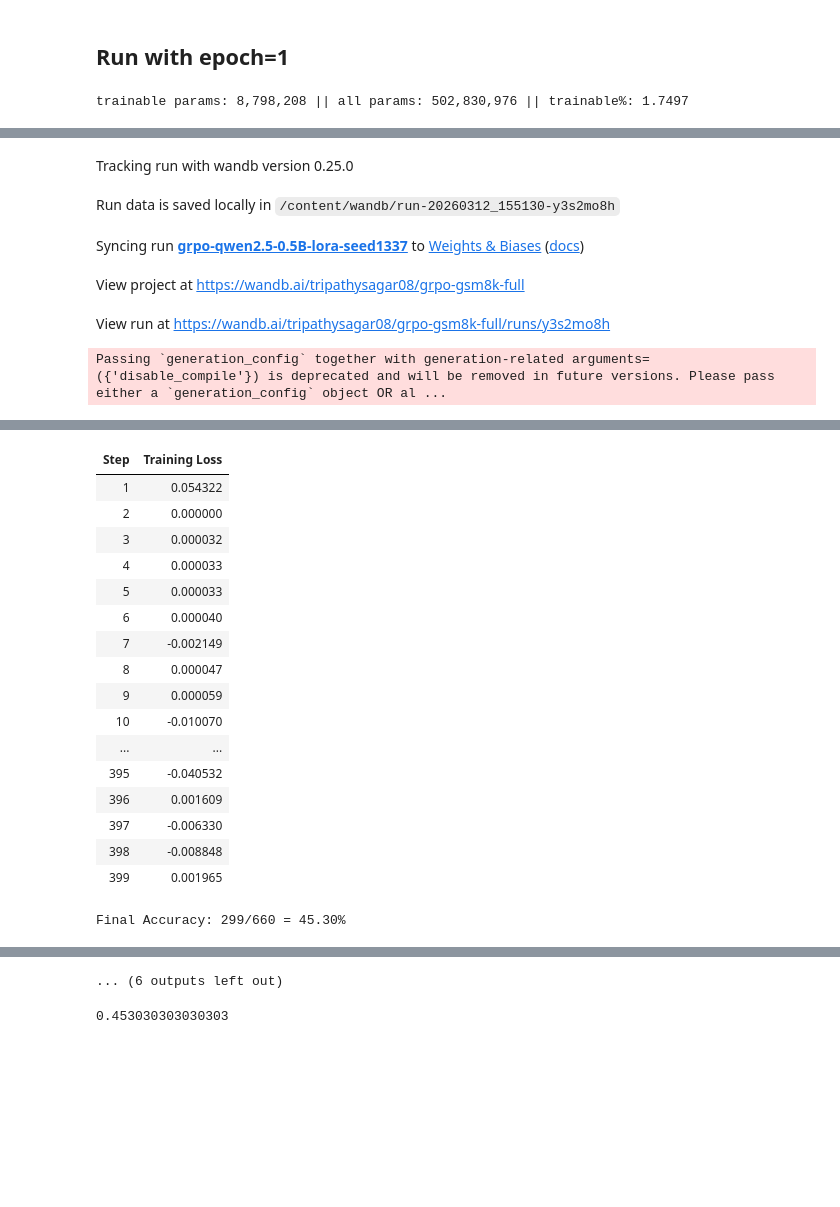
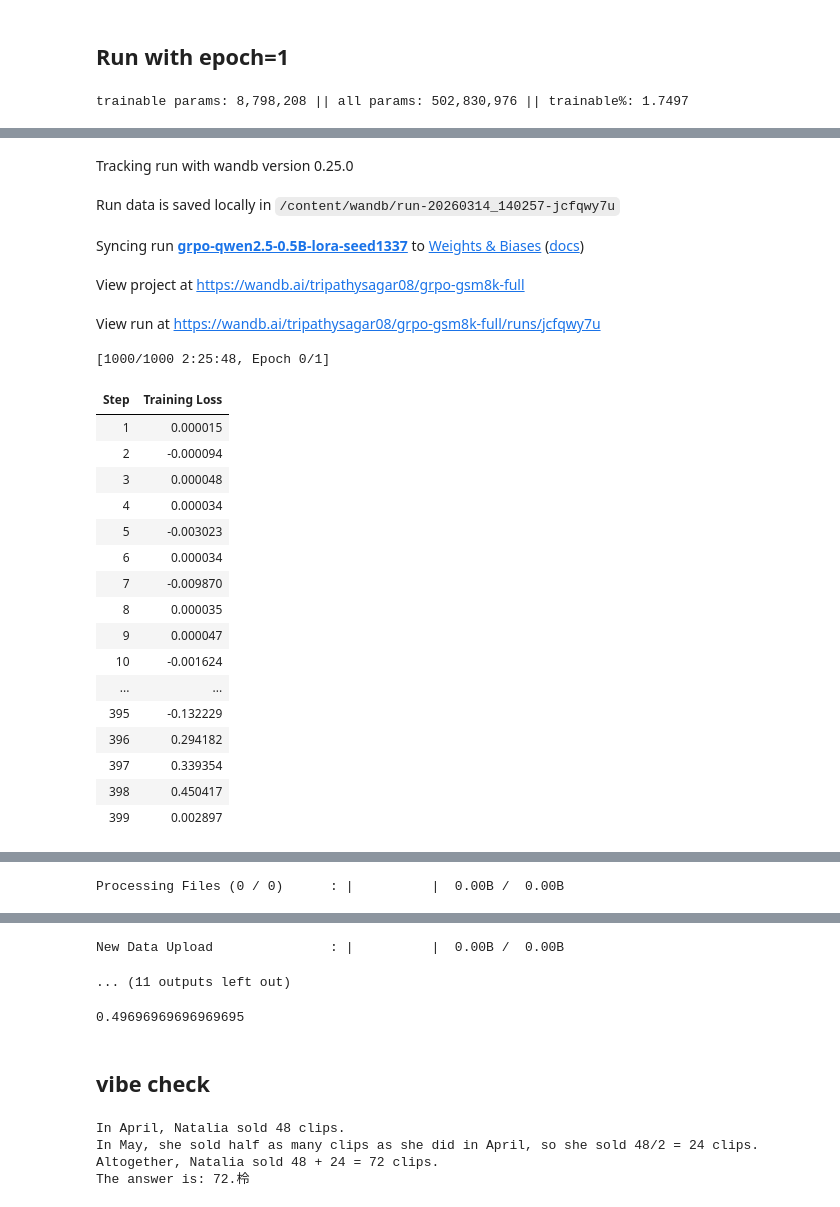
Before and after one commit to tripathysagar/rlhf-gsm8k, a Jupyter notebook: nbs/02_grpo_sweep.ipynb, the cells around one changed output, grey strips where cells are left out. Saved outputs shown, nothing was run; the diff lists cells and outputs as text; code cells hidden in the pictures; blank space fills up the shorter version.

Commit message:
after a 1k steps with with bs=4 and grad accum=8

```diff
--- a/nbs/02_grpo_sweep.ipynb
+++ b/nbs/02_grpo_sweep.ipynb
@@ -213,25 +215,46 @@ seed_df
 ## Run with epoch=1
 # %%
 full_cfg = {
-    'max_steps': 1000,
+    'max_steps': 1_000,
+
     'max_completion_length': 512,
     'beta': 0.02,
     'learning_rate': 5e-05,
     'num_generations': 16,
     'sft_frac': -1, #it uses the full train set
+    'per_device_train_batch_size': 4,
+    'gradient_accumulation_steps': 8,
+
     'wandb_project': 'grpo-gsm8k-full',
+
 }
-
 
 
 exp = GRPOExperiment(full_cfg)
 final_result = exp(push2hub=True)
 # %% [output]
 trainable params: 8,798,208 || all params: 502,830,976 || trainable%: 1.7497
 [interactive output not drawn]
 Tracking run with wandb version 0.25.0
-Run data is saved locally in /content/wandb/run-20260312_155130-y3s2mo8h
+Run data is saved locally in /content/wandb/run-20260314_140257-jcfqwy7u
 Syncing run grpo-qwen2.5-0.5B-lora-seed1337 to Weights & Biases (docs)
 View project at https://wandb.ai/tripathysagar08/grpo-gsm8k-full
-View run at https://wandb.ai/tripathysagar08/grpo-gsm8k-full/runs/y3s2mo8h
+View run at https://wandb.ai/tripathysagar08/grpo-gsm8k-full/runs/jcfqwy7u
-Passing `generation_config` together with generation-related arguments=({'disable_compile'}) is deprecated and will be removed in future versions. Please pass either a `generation_config` object OR al ...
+[1000/1000 2:25:48, Epoch 0/1]
+| Step | Training Loss |
+| 1 | 0.000015 |
+| 2 | -0.000094 |
+| 3 | 0.000048 |
+| 4 | 0.000034 |
+| 5 | -0.003023 |
+| 6 | 0.000034 |
+| 7 | -0.009870 |
+| 8 | 0.000035 |
+| 9 | 0.000047 |
+| 10 | -0.001624 |
+| ... | ... |
+| 395 | -0.132229 |
+| 396 | 0.294182 |
+| 397 | 0.339354 |
+| 398 | 0.450417 |
+| 399 | 0.002897 |
@@ -239,18 +262 @@ Passing `generation_config` together with generation-related arguments=({'disabl
-| Step | Training Loss |
-| 1 | 0.054322 |
-| 2 | 0.000000 |
-| 3 | 0.000032 |
-| 4 | 0.000033 |
-| 5 | 0.000033 |
-| 6 | 0.000040 |
-| 7 | -0.002149 |
-| 8 | 0.000047 |
-| 9 | 0.000059 |
-| 10 | -0.010070 |
-| ... | ... |
-| 395 | -0.040532 |
-| 396 | 0.001609 |
-| 397 | -0.006330 |
-| 398 | -0.008848 |
-| 399 | 0.001965 |
-Final Accuracy: 299/660 = 45.30%
+Processing Files (0 / 0)      : |          |  0.00B /  0.00B
@@ -258,5 +263,26 @@ Final Accuracy: 299/660 = 45.30%
-... (6 outputs left out)
+New Data Upload               : |          |  0.00B /  0.00B
+... (11 outputs left out)
 # %%
 final_result
 # %% [output]
-0.453030303030303
+0.49696969696969695
+# %% [markdown]
+## vibe check
+# %%
+from transformers import AutoModelForCausalLM, AutoTokenizer
+from gsm8k_utils.utils import infer
+import torch
+
+model_name = "tripathysagar/Qwen2.5-0.5B-GSM8K-GRPO"
+tokenizer = AutoTokenizer.from_pretrained(model_name)
+model = AutoModelForCausalLM.from_pretrained(model_name,
+                                             dtype=torch.bfloat16,
+                                             device_map="auto")
+
+q = "Natalia sold clips to 48 of her friends in April, and then she sold half as many clips in May. How many clips did Natalia sell altogether in April and May?"
+print(infer(model, tokenizer, q))
+# %% [output]
+In April, Natalia sold 48 clips.
+In May, she sold half as many clips as she did in April, so she sold 48/2 = 24 clips.
+Altogether, Natalia sold 48 + 24 = 72 clips.
+The answer is: 72.柃
```
Also changed, not shown: parts of 2 cells of this notebook.
